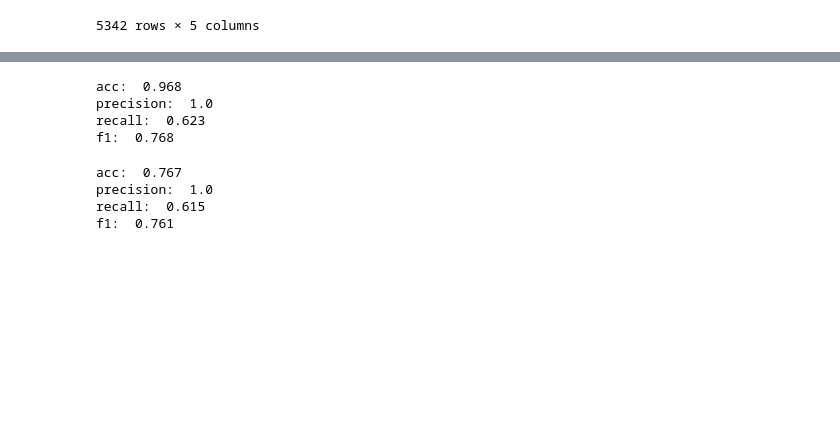
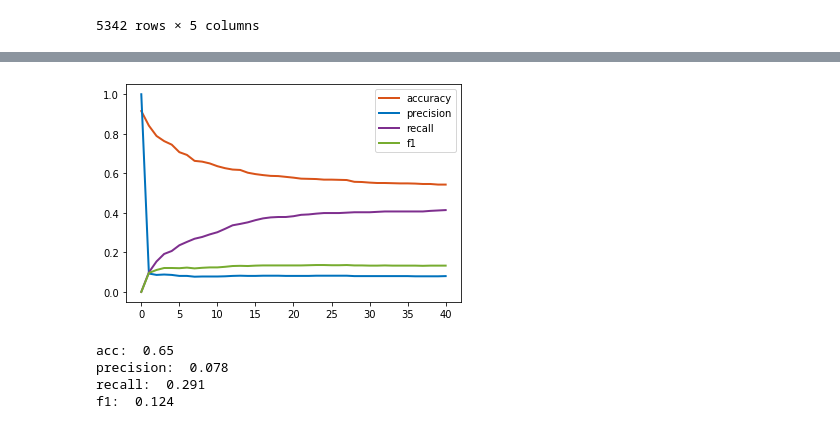
Before and after one commit to Yuweien/INFO699-clc-detection, a Jupyter notebook: clc_find_pattern.ipynb, the cells around one changed output, grey strips where cells are left out. Saved outputs shown, nothing was run; the diff lists cells and outputs as text; code cells hidden in the pictures; blank space fills up the shorter version.

```diff
--- a/clc_find_pattern.ipynb
+++ b/clc_find_pattern.ipynb
@@ -269,17 +314,16 @@ f1:  0.774
 # %%
 ##### Call-out: info-request accuracy #####
-find_labelset_scores(info_labels, callout_info)
+plot_scores(info_labels[1:], callout_info)
 # %% [output]
-acc:  0.968
-precision:  1.0
-recall:  0.623
-f1:  0.768
+[figure, added]
+# %%
+print_labelset_scores(info_labels[1:10], callout_info)
+# %% [output]
+acc:  0.65
+precision:  0.078
+recall:  0.291
+f1:  0.124
 # %%
 ##### Call-out: whole labelset accuracy #####
-callout_labelset = set(assert_labels + commit_labels + action_labels + info_labels)
-find_labelset_scores(callout_labelset, callout_df)
+callout_labels = find_label_freq(callout_df)
+callout_labels = [i[1] for i in callout_labels]
-# %% [output]
-acc:  0.767
-precision:  1.0
-recall:  0.615
-f1:  0.761
```
Also changed, not shown: parts of 38 cells of this notebook, 2 other files.
